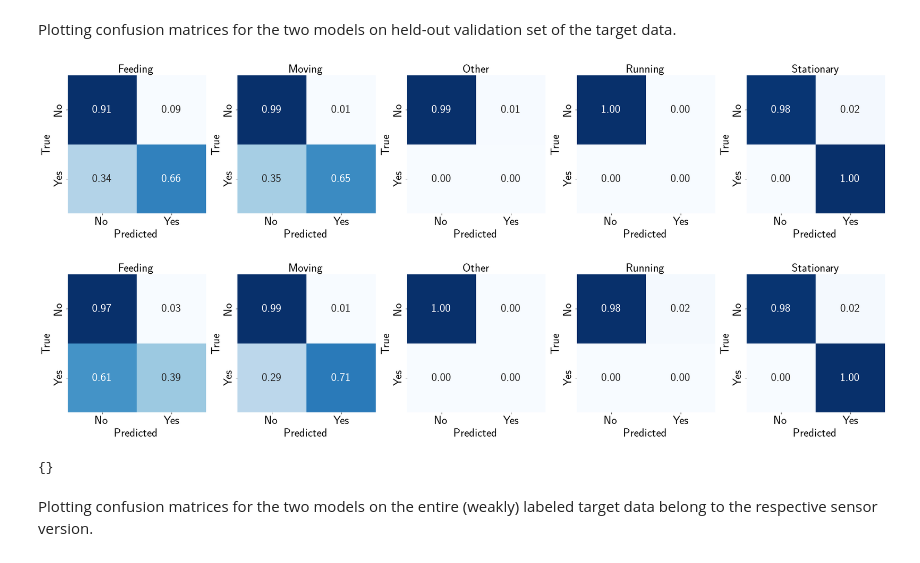
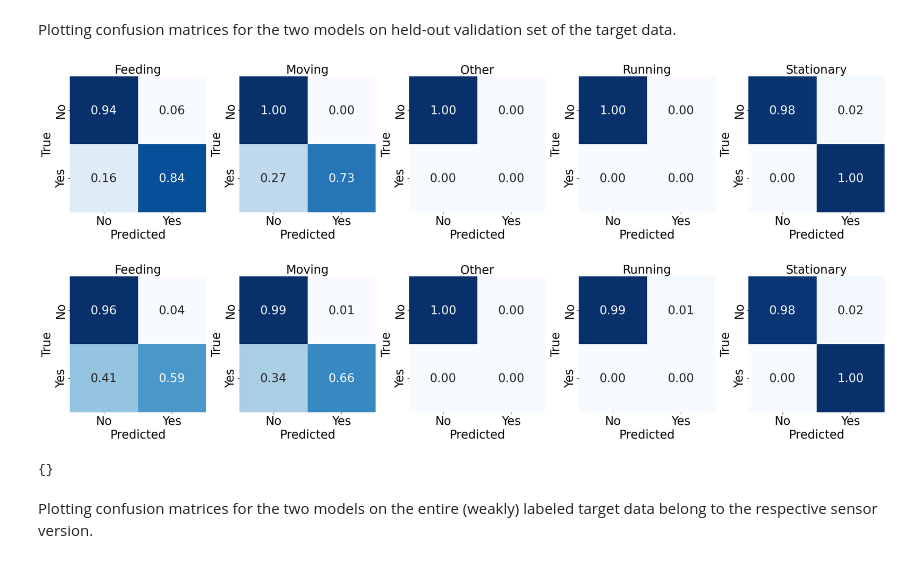
Before and after one commit to medhaaga/BotswanaML, a Jupyter notebook: notebooks/FixMatch_model.ipynb, the cells around one changed output. Drawn from its saved outputs; the diff is of its cells as text; code cells hidden in the pictures.

```diff
--- a/notebooks/WeakLabels_model.ipynb
+++ b/notebooks/FixMatch_model.ipynb
@@ -619,11 +619,11 @@ multi_label_predictions(dir2, label_encoder, split='val', plot_confusion=True, r
 # %% [markdown]
 Plotting confusion matrices for the two models on held-out validation set of the target data.
 # %%
-multi_label_predictions(dir1, label_encoder, split='target_val', plot_confusion=True, return_precision=False)
-multi_label_predictions(dir2, label_encoder, split='target_val', plot_confusion=True, return_precision=False)
+multi_label_predictions(dir1, label_encoder, split='target_test', plot_confusion=True, return_precision=False)
+multi_label_predictions(dir2, label_encoder, split='target_test', plot_confusion=True, return_precision=False)
 # %% [output]
-[figure, old version]
+[figure, new version]
-[figure, old version]
+[figure, new version]
 {}
 # %% [markdown]
 Plotting confusion matrices for the two models on the entire (weakly) labeled target data belong to the respective sensor version.
```
Also changed, not shown: parts of 1 cell of this notebook, 24 other files.
